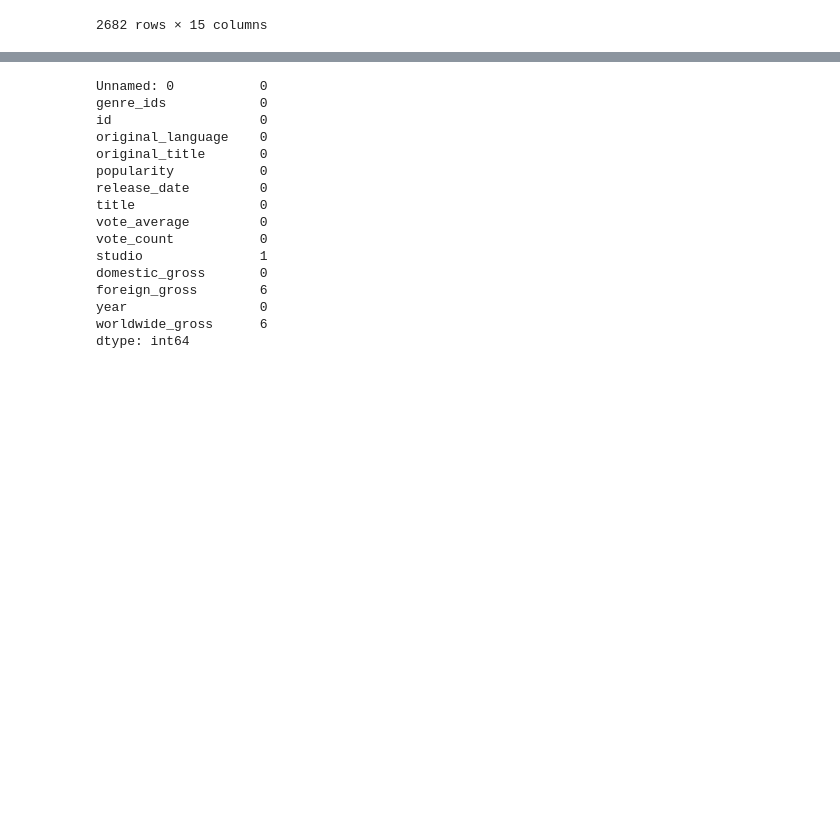
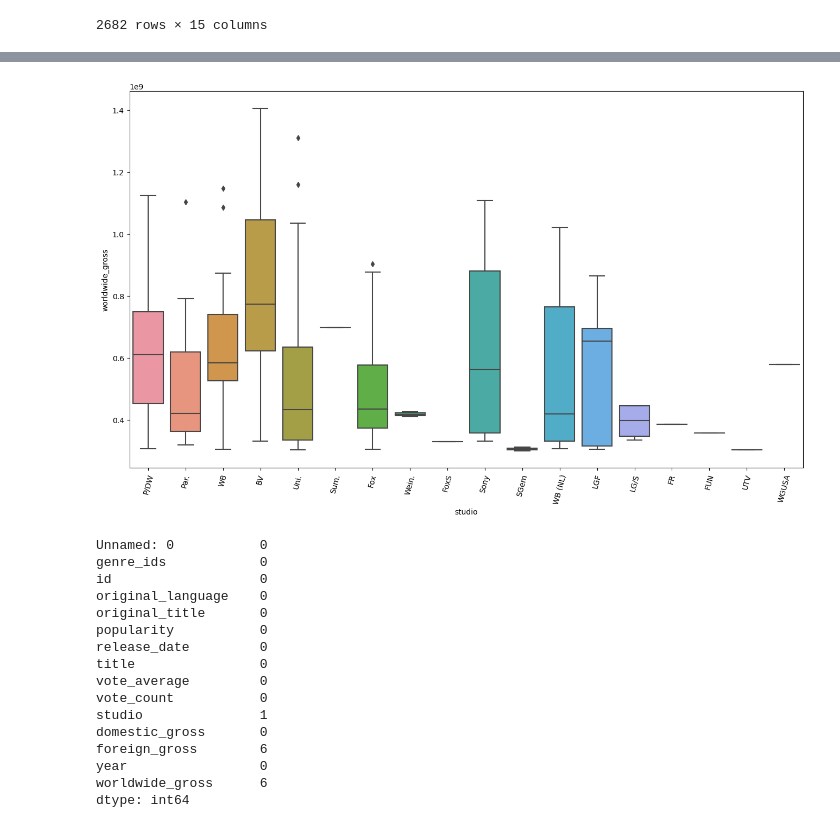
Before and after one commit to srinir301/Microsoft-Movie-Studio-Recommendations, a Jupyter notebook: Srini/student.ipynb, the cells around one changed output, grey strips where cells are left out. Saved outputs shown, nothing was run; the diff lists cells and outputs as text; code cells hidden in the pictures; blank space fills up the shorter version.

```diff
--- a/Srini/student.ipynb
+++ b/Srini/student.ipynb
@@ -435,0 +471,2 @@ sns.scatterplot(x = fm['studio'], y = fm['worldwide_gross']);
+# %%
+subset_300m = fm.loc[fm['worldwide_gross'] >= 300000000]
@@ -436,3 +489,9 @@ sns.scatterplot(x = fm['studio'], y = fm['worldwide_gross']);
+# %%
+fig, ax = plt.subplots(figsize=(16,9))
+sns.boxplot(x = subset_300m['studio'], y = subset_300m['worldwide_gross'])
+ax.tick_params(axis='x', rotation=75);
+# %% [output]
+[figure, added]
 # %%
 fm.isna().sum()
 # %% [output]
```
Also changed, not shown: parts of 12 cells of this notebook, 1 other file.
